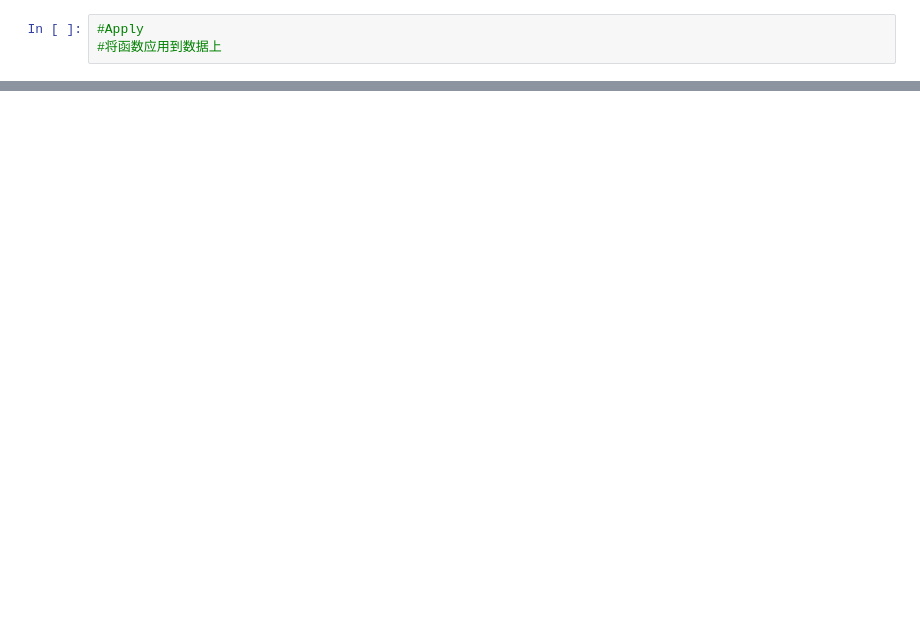
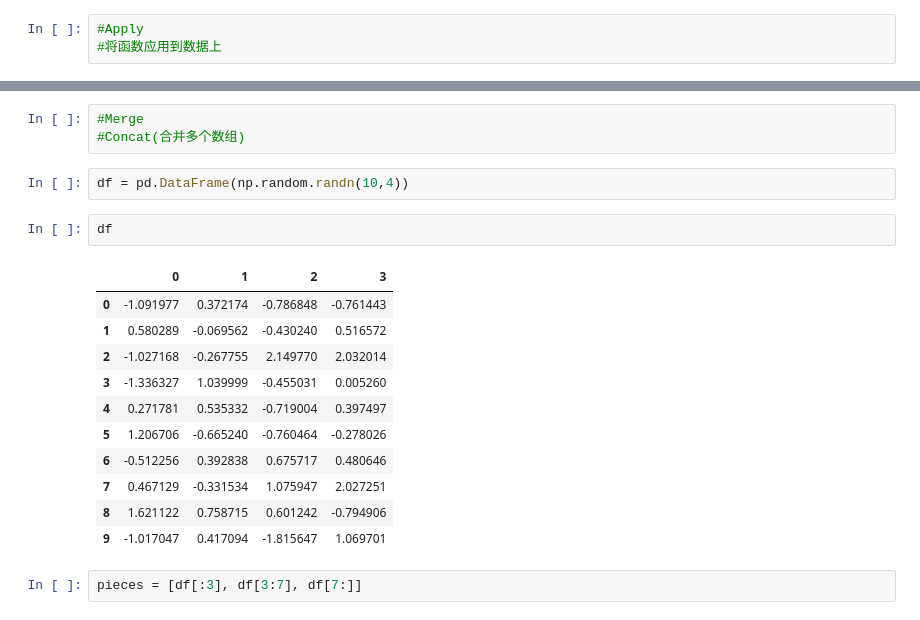
Before and after one commit to marshalwolf/python-use, a Jupyter notebook: 10minutes-to-pandas.ipynb, the cells around one changed output, grey strips where cells are left out. Cells and saved outputs as stored; diff of their text form; blank space fills up the shorter version.

```diff
--- a/10minutes-to-pandas.ipynb
+++ b/10minutes-to-pandas.ipynb
@@ -476,0 +521,21 @@ df.apply(np.cumsum)
+# %%
+#Merge
+#Concat(合并多个数组)
+# %%
+df = pd.DataFrame(np.random.randn(10,4))
+# %%
+df
+# %% [output]
+|  | 0 | 1 | 2 | 3 |
+| 0 | -1.091977 | 0.372174 | -0.786848 | -0.761443 |
+| 1 | 0.580289 | -0.069562 | -0.430240 | 0.516572 |
+| 2 | -1.027168 | -0.267755 | 2.149770 | 2.032014 |
+| 3 | -1.336327 | 1.039999 | -0.455031 | 0.005260 |
+| 4 | 0.271781 | 0.535332 | -0.719004 | 0.397497 |
+| 5 | 1.206706 | -0.665240 | -0.760464 | -0.278026 |
+| 6 | -0.512256 | 0.392838 | 0.675717 | 0.480646 |
+| 7 | 0.467129 | -0.331534 | 1.075947 | 2.027251 |
+| 8 | 1.621122 | 0.758715 | 0.601242 | -0.794906 |
+| 9 | -1.017047 | 0.417094 | -1.815647 | 1.069701 |
+# %%
+pieces = [df[:3], df[3:7], df[7:]]
```
Also changed, not shown: parts of 140 cells of this notebook.
